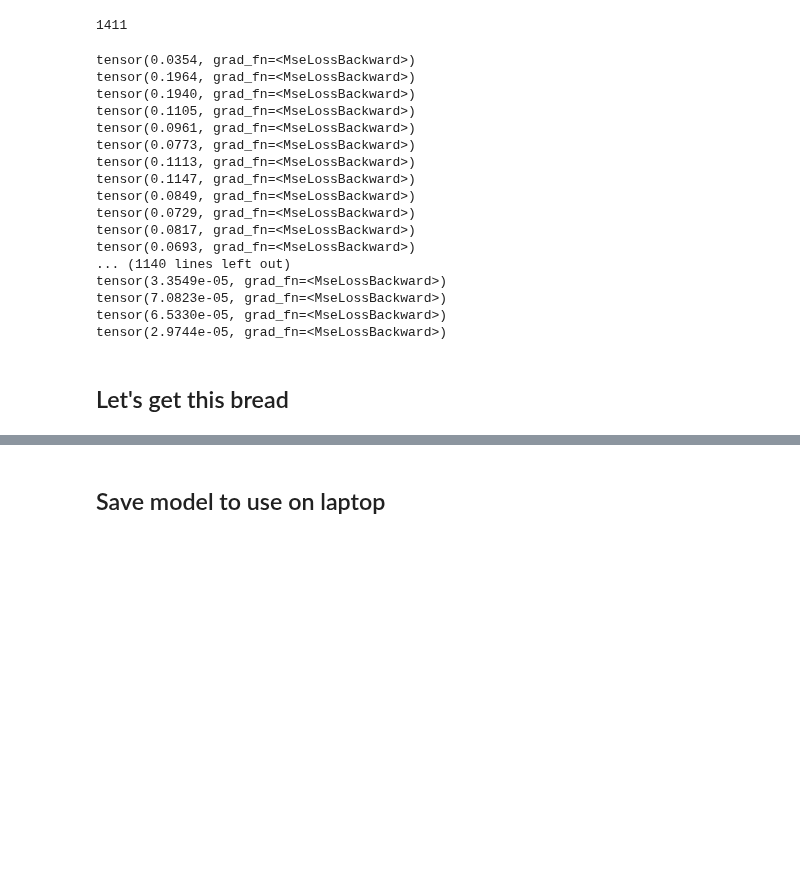
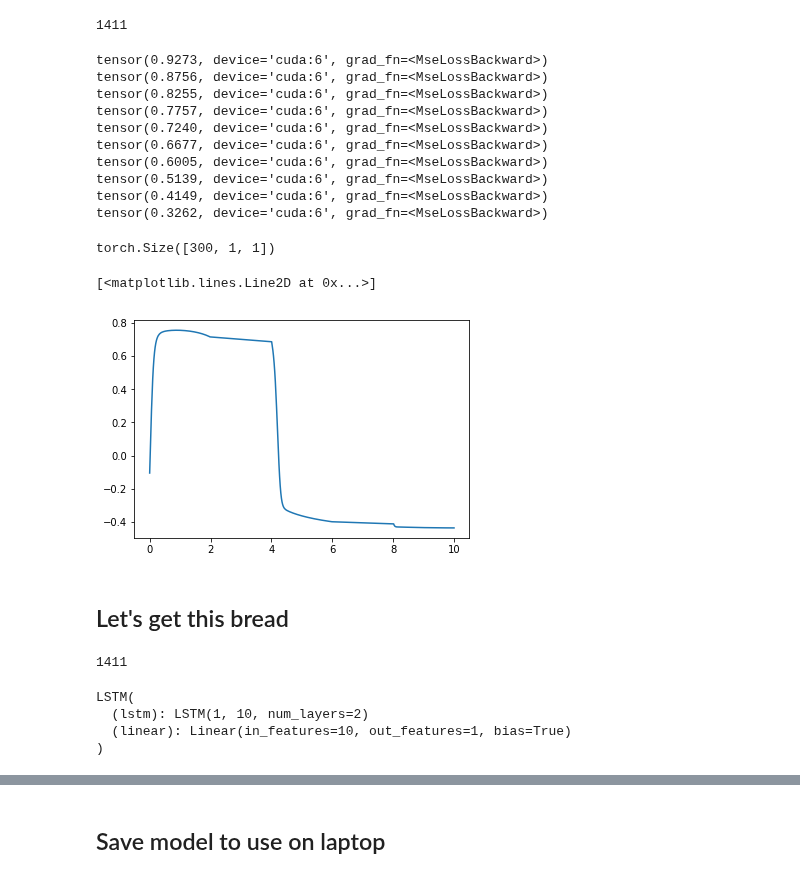
Before and after one commit to g-benton/hessian-eff-dim, a Jupyter notebook: Notebooks/lstm_regression.ipynb, the cells around one changed output, grey strips where cells are left out. Drawn from its saved outputs; the diff is of its cells as text; code cells hidden in the pictures; blank space fills up the shorter version.

```diff
--- a/Notebooks/lstm_regression.ipynb
+++ b/Notebooks/lstm_regression.ipynb
@@ -42,32 +42,30 @@ print(sum(p.numel() for p in optimus.net.parameters()))
 if use_cuda:
     optimus = optimus.cuda()
 # %%
-optimus.train_net(print_loss=True, lr=0.01, iters=5000,
+optimus.train_net(print_loss=True, lr=0.01, iters=10,
                  loss_func=torch.nn.MSELoss())
 # %% [output]
-tensor(0.0354, grad_fn=<MseLossBackward>)
-tensor(0.1964, grad_fn=<MseLossBackward>)
-tensor(0.1940, grad_fn=<MseLossBackward>)
-tensor(0.1105, grad_fn=<MseLossBackward>)
-tensor(0.0961, grad_fn=<MseLossBackward>)
-tensor(0.0773, grad_fn=<MseLossBackward>)
-tensor(0.1113, grad_fn=<MseLossBackward>)
-tensor(0.1147, grad_fn=<MseLossBackward>)
-tensor(0.0849, grad_fn=<MseLossBackward>)
-tensor(0.0729, grad_fn=<MseLossBackward>)
-tensor(0.0817, grad_fn=<MseLossBackward>)
-tensor(0.0693, grad_fn=<MseLossBackward>)
-... (1140 lines left out)
-tensor(3.3549e-05, grad_fn=<MseLossBackward>)
-tensor(7.0823e-05, grad_fn=<MseLossBackward>)
-tensor(6.5330e-05, grad_fn=<MseLossBackward>)
-tensor(2.9744e-05, grad_fn=<MseLossBackward>)
+tensor(0.9273, device='cuda:6', grad_fn=<MseLossBackward>)
+tensor(0.8756, device='cuda:6', grad_fn=<MseLossBackward>)
+tensor(0.8255, device='cuda:6', grad_fn=<MseLossBackward>)
+tensor(0.7757, device='cuda:6', grad_fn=<MseLossBackward>)
+tensor(0.7240, device='cuda:6', grad_fn=<MseLossBackward>)
+tensor(0.6677, device='cuda:6', grad_fn=<MseLossBackward>)
+tensor(0.6005, device='cuda:6', grad_fn=<MseLossBackward>)
+tensor(0.5139, device='cuda:6', grad_fn=<MseLossBackward>)
+tensor(0.4149, device='cuda:6', grad_fn=<MseLossBackward>)
+tensor(0.3262, device='cuda:6', grad_fn=<MseLossBackward>)
 # %%
 out = optimus(train_x)
 # %%
 out.shape
+# %% [output]
+torch.Size([300, 1, 1])
 # %%
-plt.plot(train_x.cpu(), out.detach().cpu())
+plt.plot(train_x.squeeze().cpu(), out.squeeze().detach().cpu())
+# %% [output]
+[<matplotlib.lines.Line2D at 0x...>]
+[figure, added]
 # %% [markdown]
 ## Let's get this bread
 # %%
@@ -78,6 +76,15 @@ par_list = model.parameters()
 n_par_w_bias = sum(torch.numel(p) for p in par_list)
 # %%
 n_par_w_bias
+# %% [output]
+1411
+# %%
+optimus.net.train()
+# %% [output]
+LSTM(
+  (lstm): LSTM(1, 10, num_layers=2)
+  (linear): Linear(in_features=10, out_features=1, bias=True)
+)
 # %%
 e1 = torch.zeros(n_par_w_bias)
 e1[0] = 1
```
Also changed, not shown: parts of 3 cells of this notebook, 4 other files.
